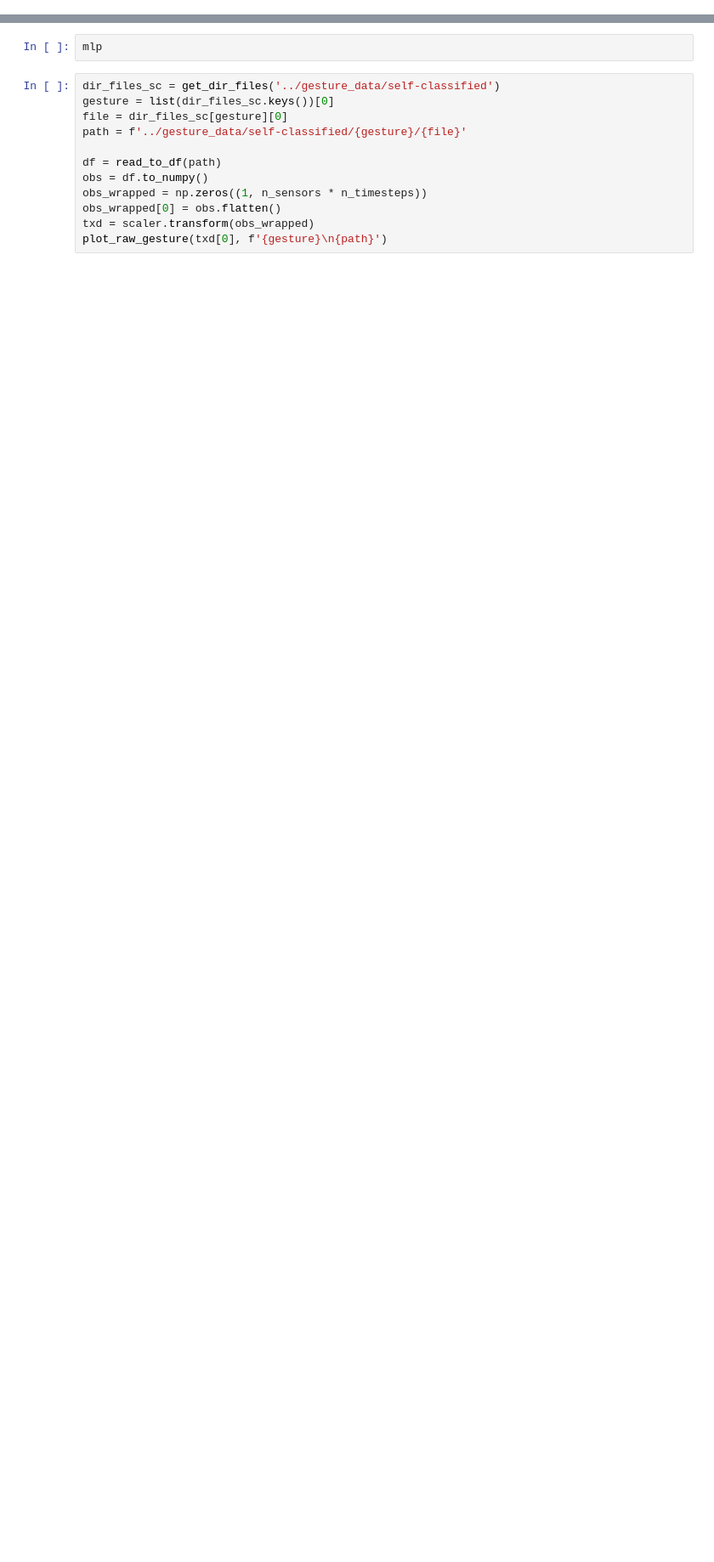
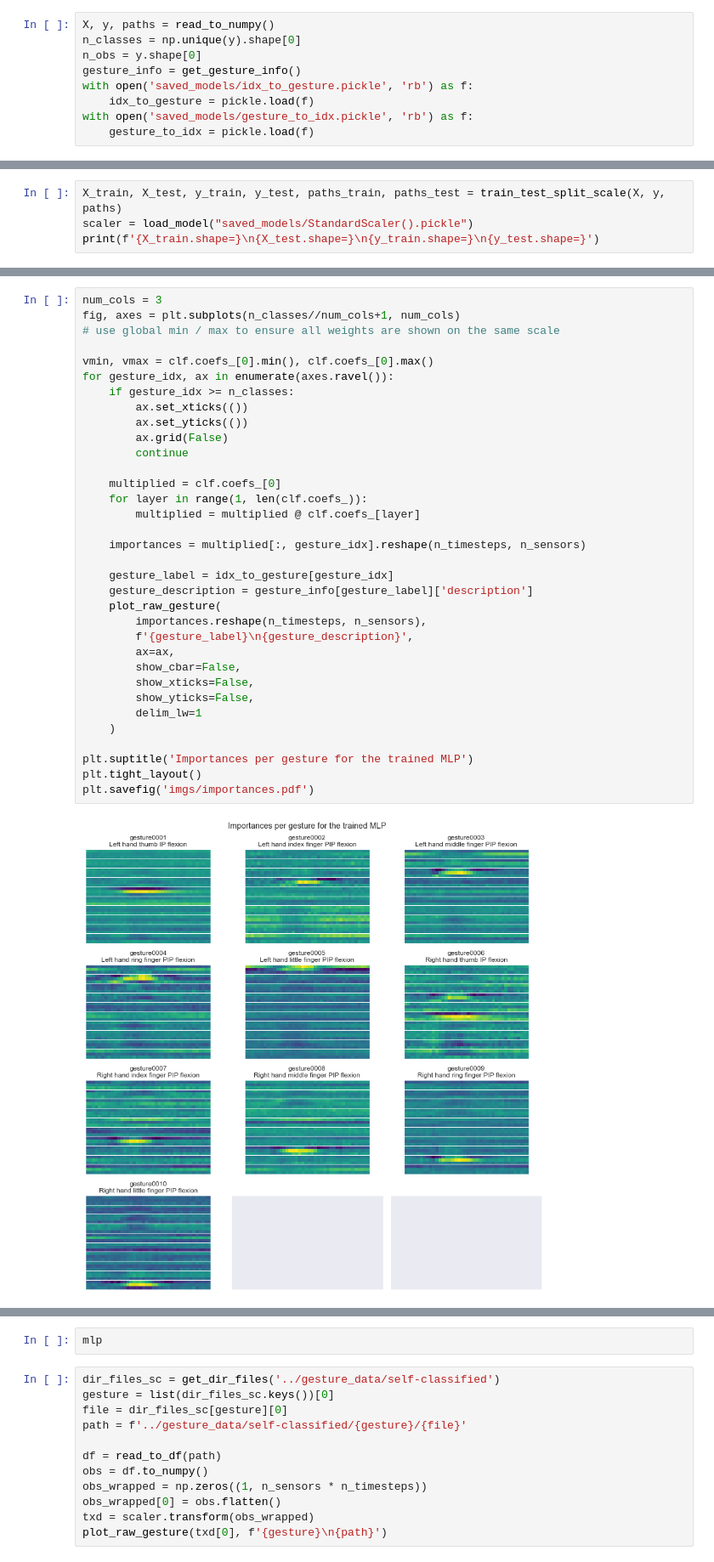
Before and after one commit to beyarkay/masters-code, a Jupyter notebook: machine_learning/models.ipynb, the cells around one changed output, grey strips where cells are left out. Shown at 85% size. Saved outputs shown, nothing was run; the diff lists cells and outputs as text; blank space fills up the shorter version.

Commit message:
Large refactor to simplify model evaluation

```diff
--- a/machine_learning/models.ipynb
+++ b/machine_learning/models.ipynb
@@ -186,0 +65,9 @@ save_model(mlp)
+# %%
+X, y, paths = read_to_numpy()
+n_classes = np.unique(y).shape[0]
+n_obs = y.shape[0]
+gesture_info = get_gesture_info()
+with open('saved_models/idx_to_gesture.pickle', 'rb') as f:
+    idx_to_gesture = pickle.load(f)
+with open('saved_models/gesture_to_idx.pickle', 'rb') as f:
+    gesture_to_idx = pickle.load(f)
@@ -186,0 +106,4 @@ save_model(mlp)
+# %%
+X_train, X_test, y_train, y_test, paths_train, paths_test = train_test_split_scale(X, y, paths)
+scaler = load_model("saved_models/StandardScaler().pickle")
+print(f'{X_train.shape=}\n{X_test.shape=}\n{y_train.shape=}\n{y_test.shape=}')
@@ -186,0 +348,36 @@ save_model(mlp)
+# %%
+num_cols = 3
+fig, axes = plt.subplots(n_classes//num_cols+1, num_cols)
+# use global min / max to ensure all weights are shown on the same scale
+
+vmin, vmax = clf.coefs_[0].min(), clf.coefs_[0].max()
+for gesture_idx, ax in enumerate(axes.ravel()):
+    if gesture_idx >= n_classes:
+        ax.set_xticks(())
+        ax.set_yticks(())
+        ax.grid(False)
+        continue
+
+    multiplied = clf.coefs_[0]
+    for layer in range(1, len(clf.coefs_)):
+        multiplied = multiplied @ clf.coefs_[layer]
+
+    importances = multiplied[:, gesture_idx].reshape(n_timesteps, n_sensors)
+
+    gesture_label = idx_to_gesture[gesture_idx]
+    gesture_description = gesture_info[gesture_label]['description']
+    plot_raw_gesture(
+        importances.reshape(n_timesteps, n_sensors),
+        f'{gesture_label}\n{gesture_description}',
+        ax=ax,
+        show_cbar=False,
+        show_xticks=False,
+        show_yticks=False,
+        delim_lw=1
+    )
+
+plt.suptitle('Importances per gesture for the trained MLP')
+plt.tight_layout()
+plt.savefig('imgs/importances.pdf')
+# %% [output]
+[figure, added]
```
Also changed, not shown: parts of 80 cells of this notebook, 1 other file.
